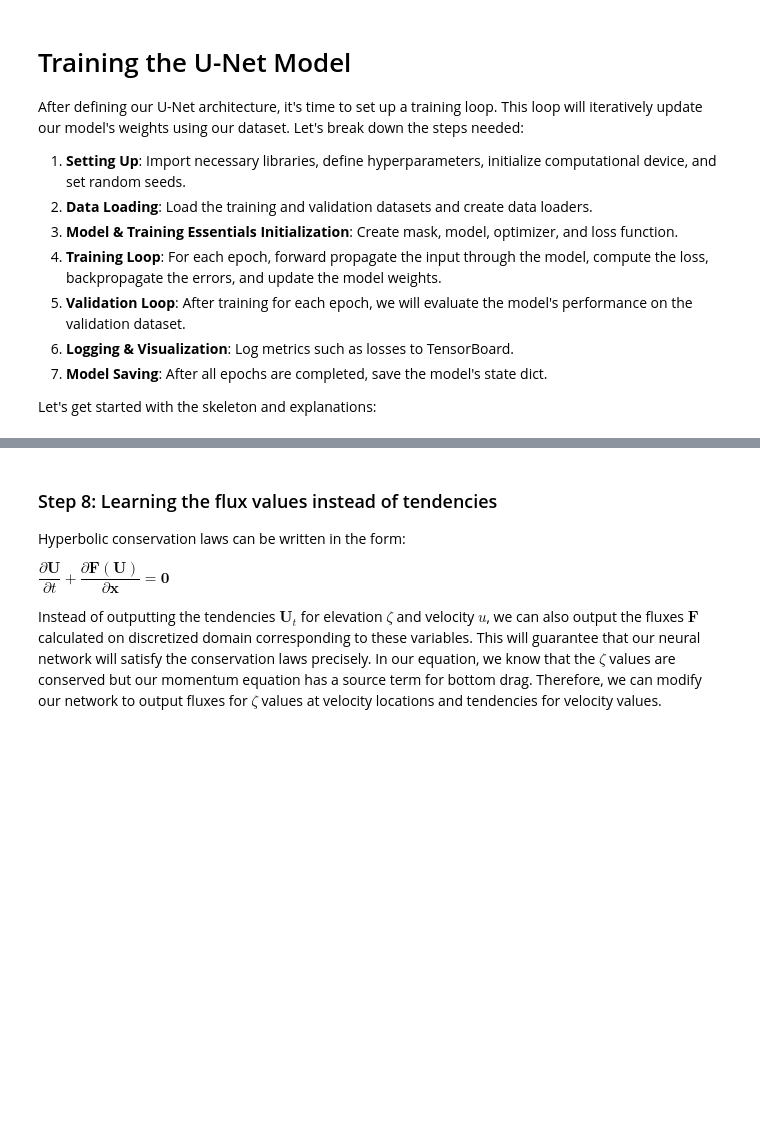
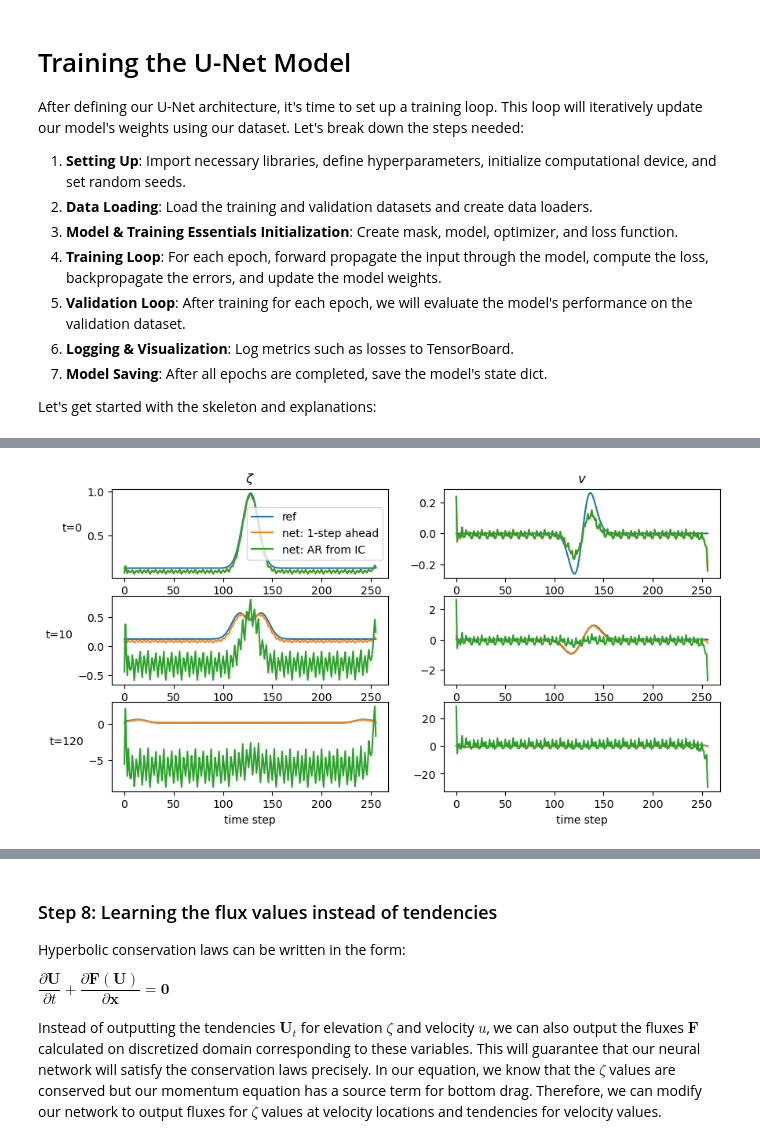
Before and after one commit to alicanbekar/pi_lecture_pytorch, a Jupyter notebook: swe_instructor_code.ipynb, the cells around one changed output, grey strips where cells are left out. Saved outputs shown, nothing was run; the diff lists cells and outputs as text; code cells hidden in the pictures; blank space fills up the shorter version.

```diff
--- a/swe_instructor_code.ipynb
+++ b/swe_instructor_code.ipynb
@@ -419,0 +527,25 @@ torch.save(model.state_dict(), EXP_NAME + '.pth')
+# %%
+tsteps = [0, 10, 120]
+plt.figure(figsize=(10, 5))
+for i, t in enumerate(tsteps):
+    plt.subplot(len(tsteps), 2, 2 * i + 1)
+    plt.plot(zeta_ref[t],label='ref')
+    plt.plot(zeta_est[t],label='net: 1-step ahead')
+    plt.plot(zeta_ar[t],label='net: AR from IC')
+
+    plt.ylabel(f't={t}', rotation=0, horizontalalignment='right')
+    if i == 0:
+        plt.title('$\zeta$')
+        plt.legend(loc='best')
+    if i == len(tsteps) - 1:
+        plt.xlabel('time step')
+    plt.subplot(len(tsteps), 2, 2 * i + 2)
+    plt.plot(vel_ref[t], label='ref')
+    plt.plot(vel_est[t],label='net: 1-step ahead')
+    plt.plot(vel_ar[t],label='net: AR from IC')
+    if i == 0:
+        plt.title('$v$')
+    if i == len(tsteps) - 1:
+        plt.xlabel('time step')
+# %% [output]
+[figure, added]
```
Also changed, not shown: parts of 30 cells of this notebook.
